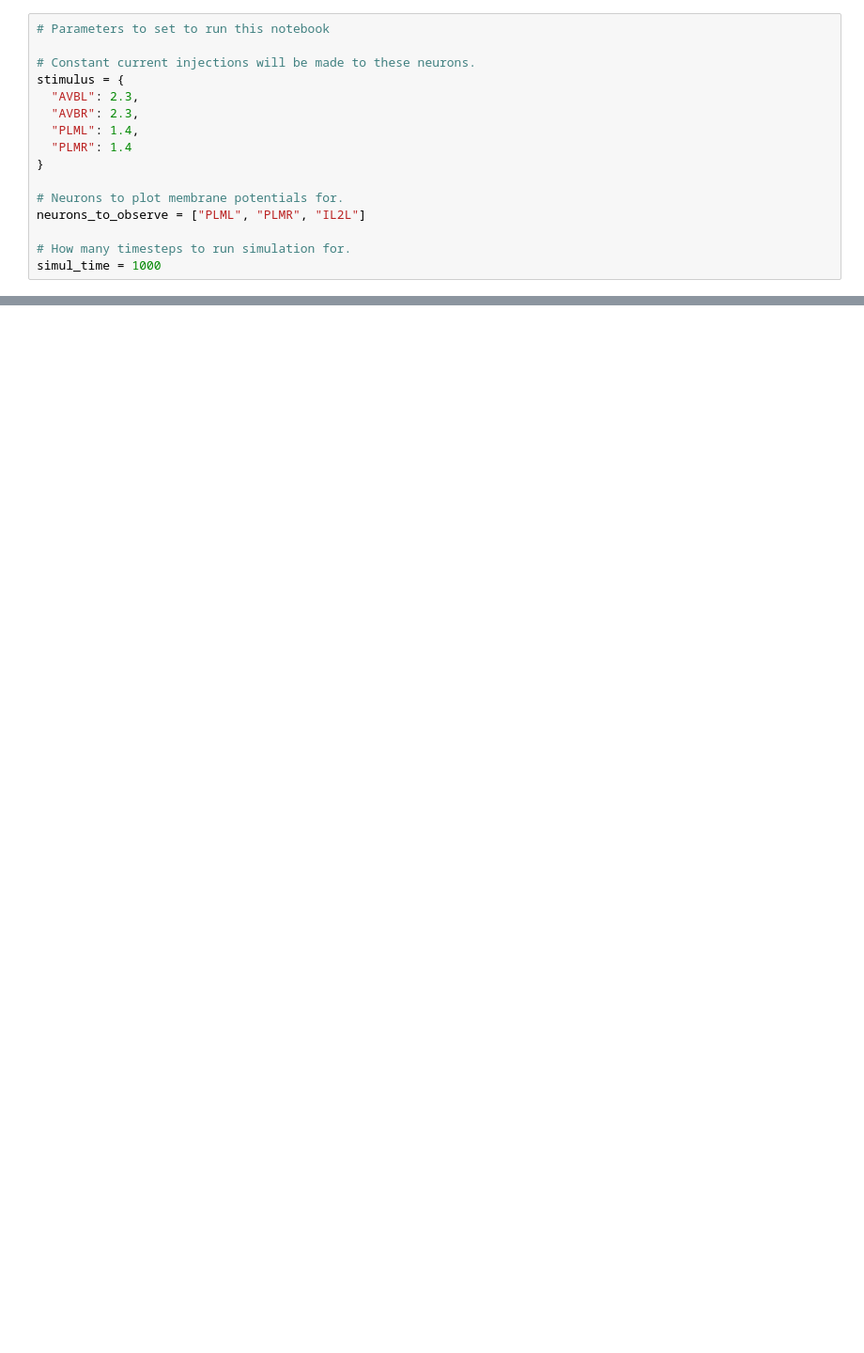
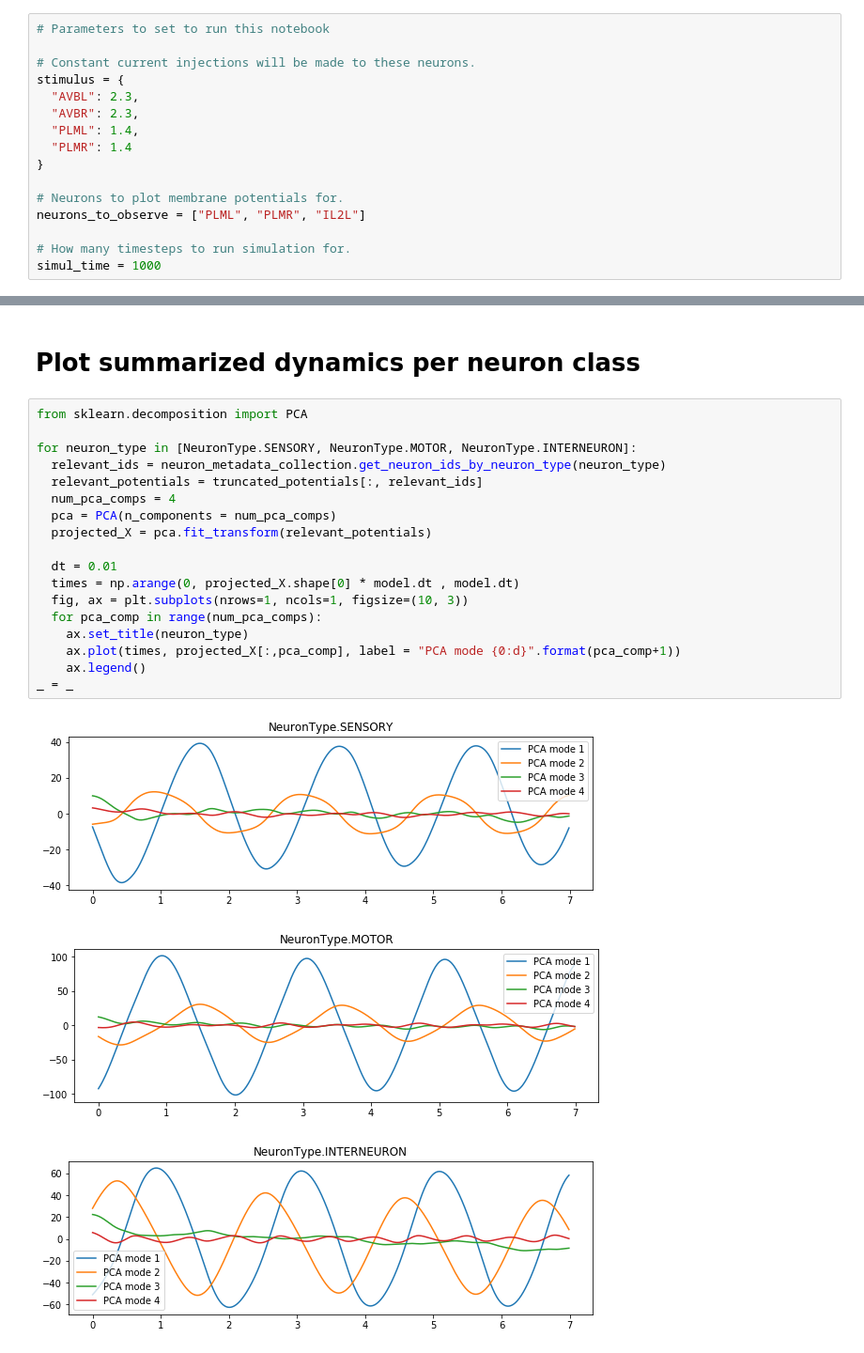
Before and after one commit to sjonany/c-elegans-discrete-neural, a Jupyter notebook: analysis/single_param.ipynb, the cells around one changed output, grey strips where cells are left out. Shown: that part at 94% size. Saved outputs shown, nothing was run; the diff lists cells and outputs as text; blank space fills up the shorter version.

Commit message:
Finished single_param notebook w/ 4 PCs per neuron class.

```diff
--- a/analysis/single_param.ipynb
+++ b/analysis/single_param.ipynb
@@ -44,0 +49,24 @@ fig.show()
+# %% [markdown]
+# Plot summarized dynamics per neuron class
+# %%
+from sklearn.decomposition import PCA
+
+for neuron_type in [NeuronType.SENSORY, NeuronType.MOTOR, NeuronType.INTERNEURON]:
+  relevant_ids = neuron_metadata_collection.get_neuron_ids_by_neuron_type(neuron_type)
+  relevant_potentials = truncated_potentials[:, relevant_ids]
+  num_pca_comps = 4
+  pca = PCA(n_components = num_pca_comps)
+  projected_X = pca.fit_transform(relevant_potentials)
+
+  dt = 0.01
+  times = np.arange(0, projected_X.shape[0] * model.dt , model.dt)
+  fig, ax = plt.subplots(nrows=1, ncols=1, figsize=(10, 3))
+  for pca_comp in range(num_pca_comps):
+    ax.set_title(neuron_type)
+    ax.plot(times, projected_X[:,pca_comp], label = "PCA mode {0:d}".format(pca_comp+1))
+    ax.legend()
+_ = _
+# %% [output]
+[figure, added]
+[figure, added]
+[figure, added]
```
Also changed, not shown: parts of 4 cells of this notebook, 2 other files.
